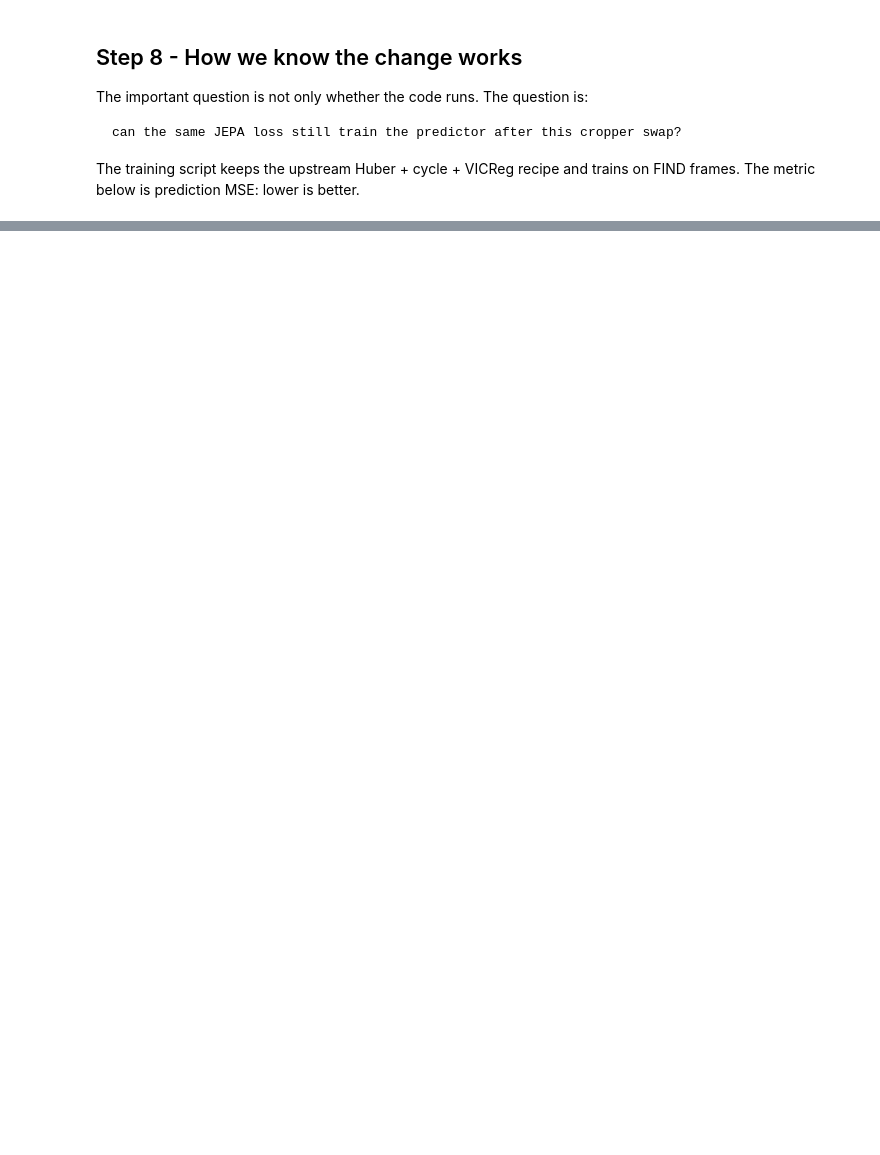
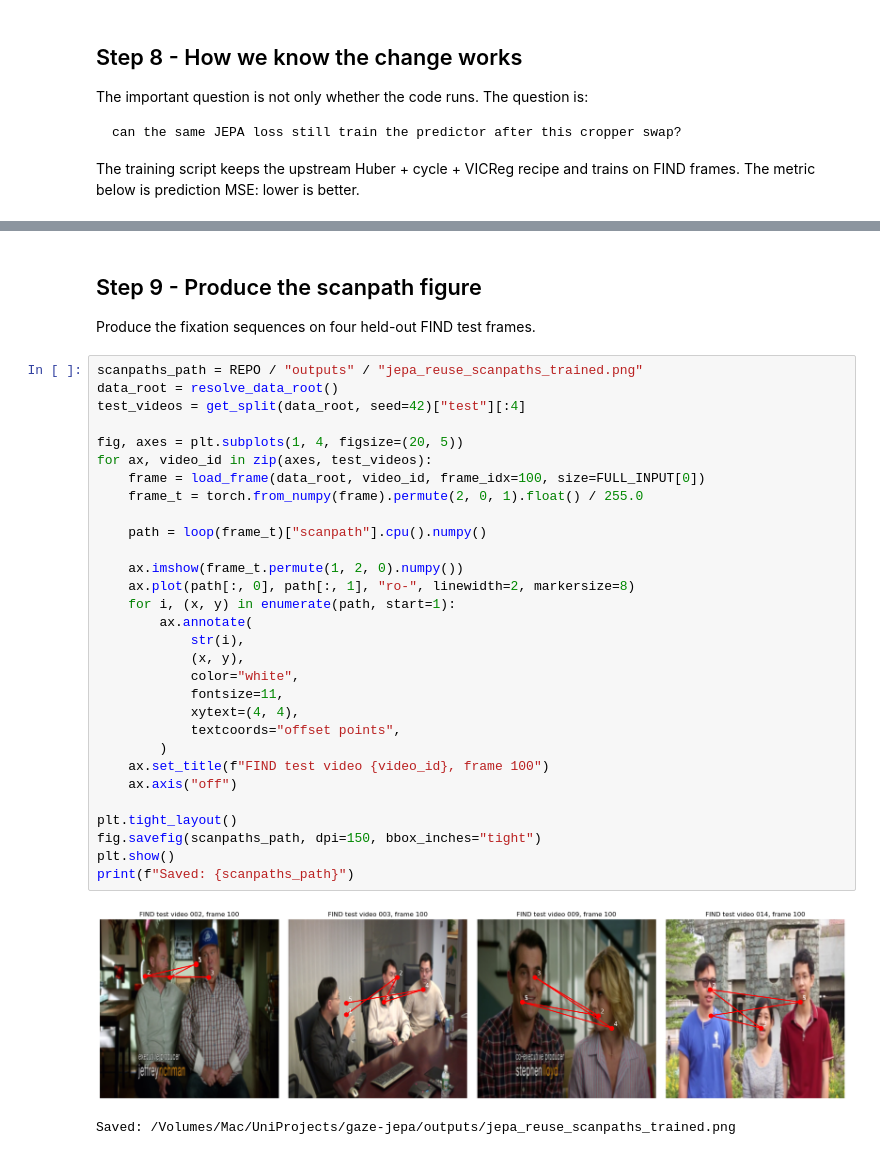
Before and after one commit to EmadBahreinipour/gaze-jepa, a Jupyter notebook: notebooks/saccade_to_gazejepa_steps.ipynb, the cells around one changed output, grey strips where cells are left out. Cells and saved outputs as stored; diff of their text form; blank space fills up the shorter version.

```diff
--- a/notebooks/saccade_to_gazejepa_steps.ipynb
+++ b/notebooks/saccade_to_gazejepa_steps.ipynb
@@ -383,0 +384,38 @@ Change from epoch 1 to final epoch: +38.5%
+# %% [markdown]
+## Step 9 - Produce the scanpath figure
+
+Produce the fixation sequences on four held-out FIND
+test frames.
+# %%
+scanpaths_path = REPO / "outputs" / "jepa_reuse_scanpaths_trained.png"
+data_root = resolve_data_root()
+test_videos = get_split(data_root, seed=42)["test"][:4]
+
+fig, axes = plt.subplots(1, 4, figsize=(20, 5))
+for ax, video_id in zip(axes, test_videos):
+    frame = load_frame(data_root, video_id, frame_idx=100, size=FULL_INPUT[0])
+    frame_t = torch.from_numpy(frame).permute(2, 0, 1).float() / 255.0
+
+    path = loop(frame_t)["scanpath"].cpu().numpy()
+
+    ax.imshow(frame_t.permute(1, 2, 0).numpy())
+    ax.plot(path[:, 0], path[:, 1], "ro-", linewidth=2, markersize=8)
+    for i, (x, y) in enumerate(path, start=1):
+        ax.annotate(
+            str(i),
+            (x, y),
+            color="white",
+            fontsize=11,
+            xytext=(4, 4),
+            textcoords="offset points",
+        )
+    ax.set_title(f"FIND test video {video_id}, frame 100")
+    ax.axis("off")
+
+plt.tight_layout()
+fig.savefig(scanpaths_path, dpi=150, bbox_inches="tight")
+plt.show()
+print(f"Saved: {scanpaths_path}")
+# %% [output]
+[figure, added]
+Saved: /Volumes/Mac/UniProjects/gaze-jepa/outputs/jepa_reuse_scanpaths_trained.png
```
Also changed, not shown: parts of 2 cells of this notebook, 2 other files.
